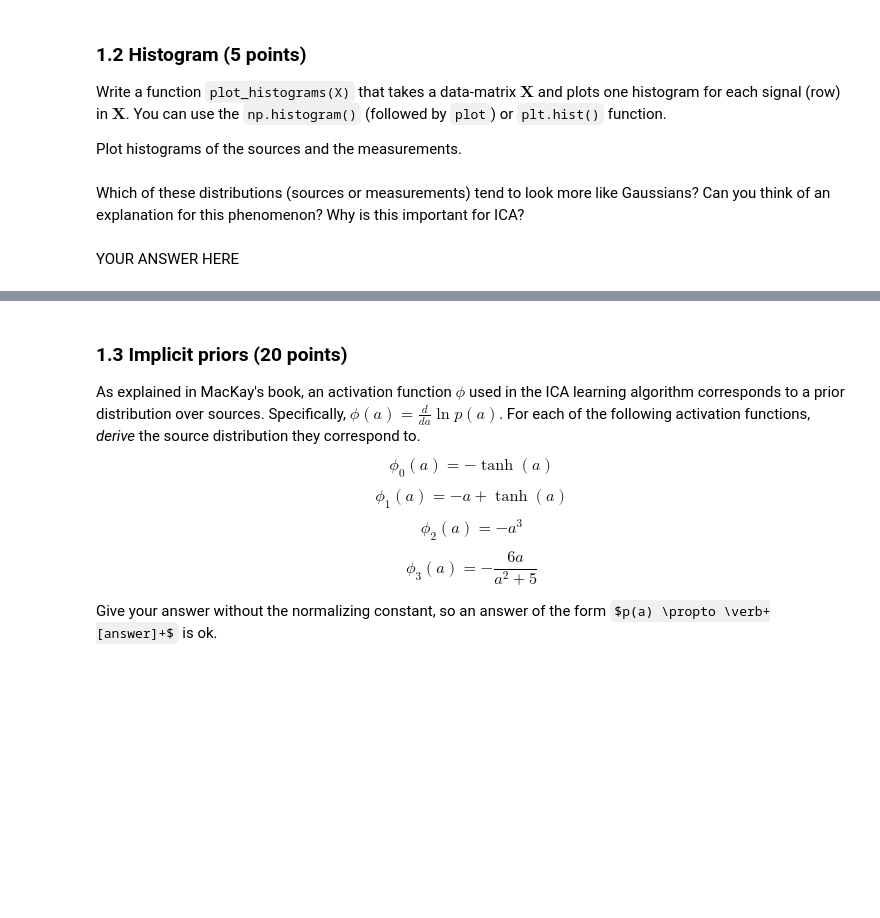
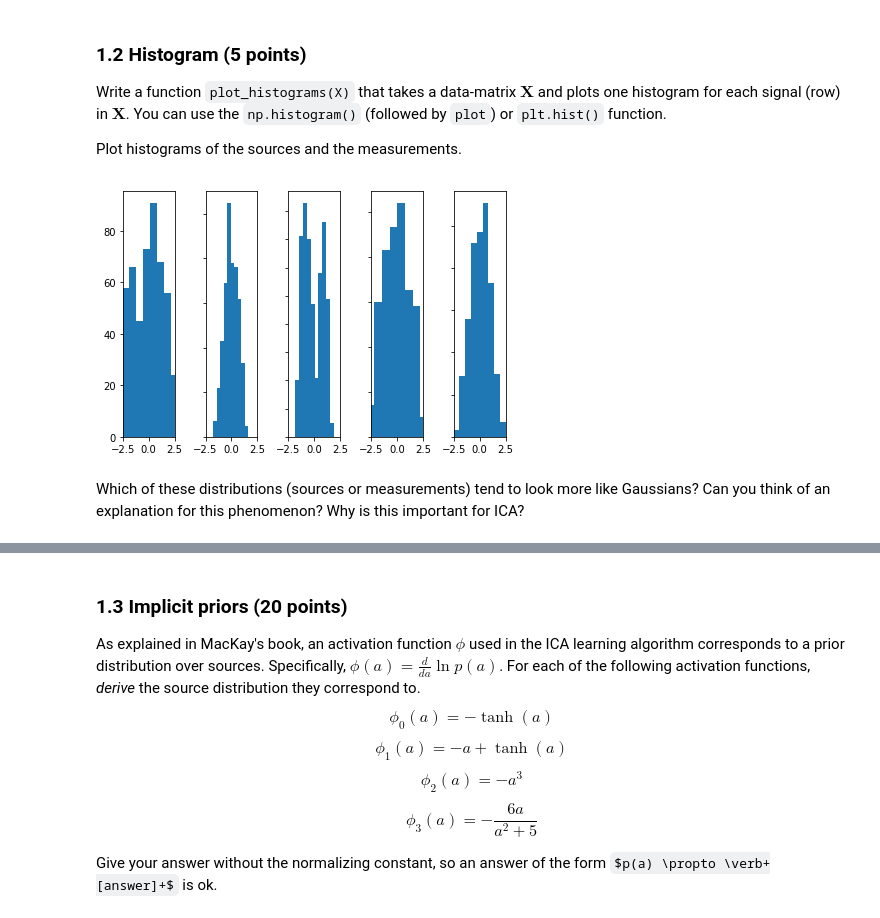
Before and after one commit to DAAAAAAAAAAAAAAAAN/ml2labs, a Jupyter notebook: lab1/lab1.ipynb, the cells around one changed output, grey strips where cells are left out. Drawn from its saved outputs; the diff is of its cells as text; code cells hidden in the pictures; some formulas as TeX source; blank space fills up the shorter version.

```diff
--- a/lab1/lab1.ipynb
+++ b/lab1/lab1.ipynb
@@ -89,12 +130,20 @@ plot_signals(S)
 # %% [markdown]
 ### 1.1 Make mixtures (5 points)
 Write a function `make_mixtures(S, A)' that takes a matrix of source signals $\mathbf{S}$ and a mixing matrix $\mathbf{A}$, and generates mixed signals $\mathbf{X}$.
-# %%
-### 1.1 Make mixtures
-def make_mixtures(S, A):
-    # YOUR CODE HERE
-    #blaaaaa
-    raise NotImplementedError()
+# %%
+### 1.1 Make mixtures
+def make_mixtures(S, A):
+    '''Creates mixtures X (MxT).
+
+    Args:
+        S: SxT matrix containing the sources
+        A: MxS matrix containing the mapping from the sources
+           to the output
+
+    Returns:
+        MxT matrix, the mixed signals X.
+    '''
+    return A@S
 # %%
 ### Test your function
 np.random.seed(42)
@@ -115,4 +162,25 @@ raise NotImplementedError()
+# %%
+### 1.2 Histogram
+def plot_histograms(X, fig=plt.figure()):
+    '''Plot the histograms of the measured X variables.
+
+    Args:
+        X: (MxT) matrix containing the signals
+        fig, optional: (matplotlib.pyplot.figure)
+            Figure to plot in.
+
+    '''
+    rows, cols = shape(X);
+#     wh = int(np.ceil(np.sqrt(rows)));
+    for i, row in enumerate(X):
+        ax = fig.add_subplot(1, rows, i+1);
+        plt.hist(row);
+        if i > 0:
+            plt.setp(ax.get_yticklabels(), visible=False);
+        ax.set_xlim([-2.5, 2.5]);
+    plt.tight_layout()
+plot_histograms(X)
+# %% [output]
+[figure, added]
 # %% [markdown]
 Which of these distributions (sources or measurements) tend to look more like Gaussians? Can you think of an explanation for this phenomenon? Why is this important for ICA?
-# %% [markdown]
-YOUR ANSWER HERE
```
Also changed, not shown: parts of 14 cells of this notebook.
